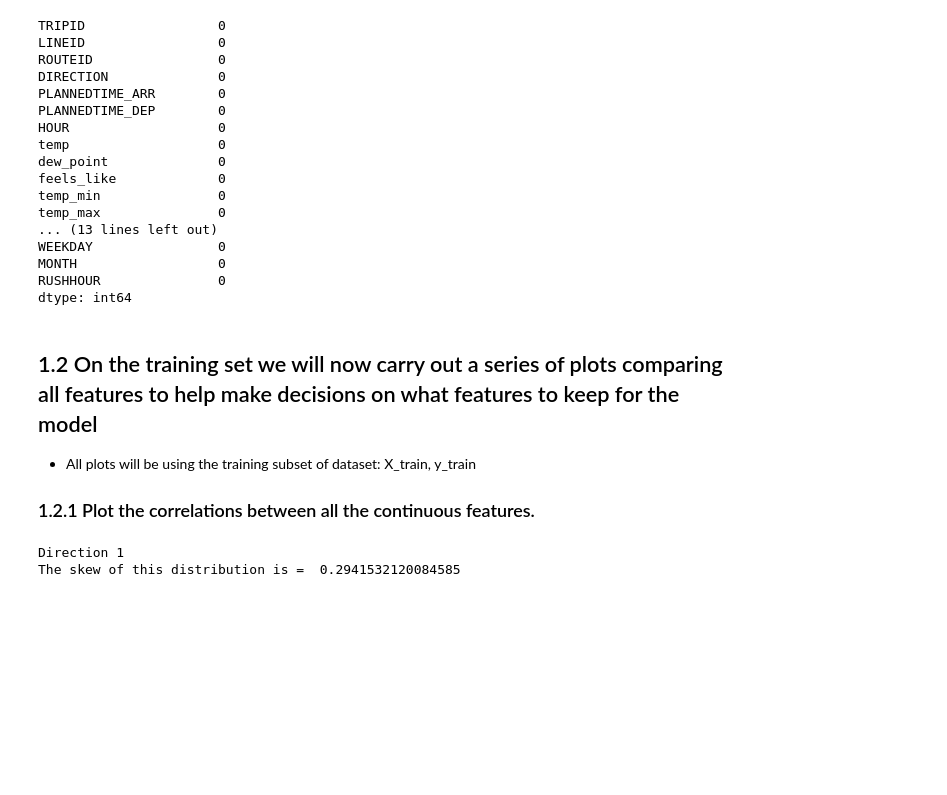
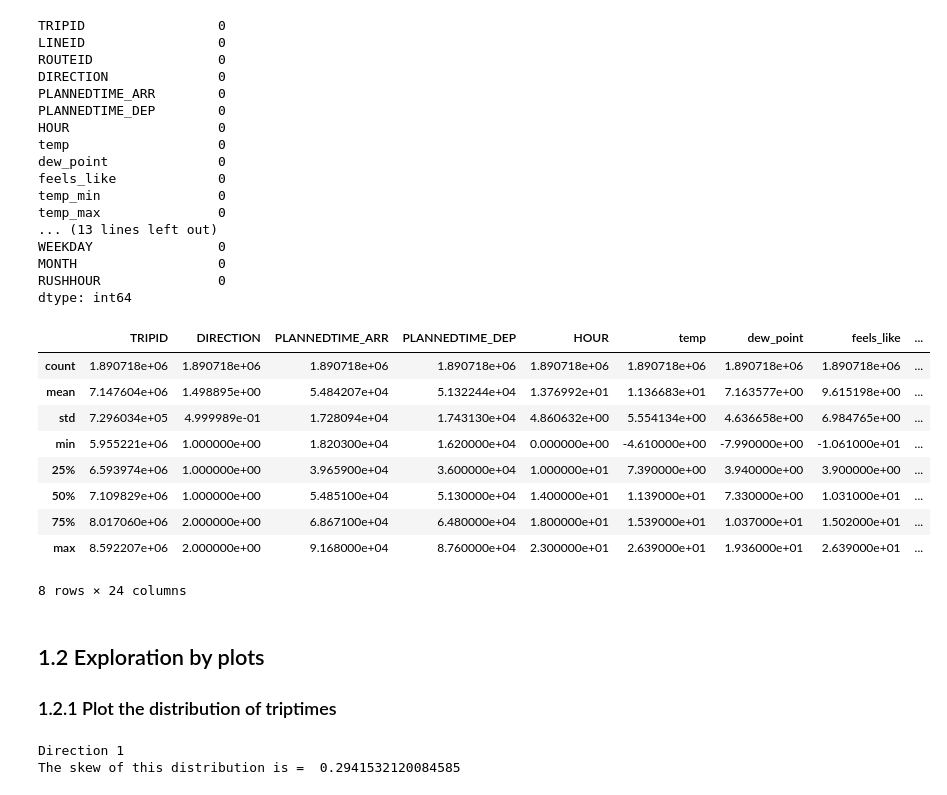
Before and after one commit to rebeccadillon2/dublin-bus-team-5, a Jupyter notebook: machinelearning/modelling/s3_data_exploration.ipynb, the cells around one changed output. Cells and saved outputs as stored; diff of their text form; code cells hidden in the pictures; blank space fills up the shorter version.

```diff
--- a/machinelearning/modelling/s3_data_exploration.ipynb
+++ b/machinelearning/modelling/s3_data_exploration.ipynb
@@ -63,12 +65,22 @@ WEEKDAY                0
 MONTH                  0
 RUSHHOUR               0
 dtype: int64
-# %% [markdown]
-## 1.2 On the training set we will now carry out a series of plots comparing all features to help make decisions on what features to keep for the model
-
-- All plots will be using the training subset of dataset: X_train, y_train
-
-### 1.2.1 Plot the correlations between all the continuous features.
+# %%
+df.describe()
+# %% [output]
+|  | TRIPID | DIRECTION | PLANNEDTIME_ARR | PLANNEDTIME_DEP | HOUR | temp | dew_point | feels_like | ... |
+| count | 1.890718e+06 | 1.890718e+06 | 1.890718e+06 | 1.890718e+06 | 1.890718e+06 | 1.890718e+06 | 1.890718e+06 | 1.890718e+06 | ... |
+| mean | 7.147604e+06 | 1.498895e+00 | 5.484207e+04 | 5.132244e+04 | 1.376992e+01 | 1.136683e+01 | 7.163577e+00 | 9.615198e+00 | ... |
+| std | 7.296034e+05 | 4.999989e-01 | 1.728094e+04 | 1.743130e+04 | 4.860632e+00 | 5.554134e+00 | 4.636658e+00 | 6.984765e+00 | ... |
+| min | 5.955221e+06 | 1.000000e+00 | 1.820300e+04 | 1.620000e+04 | 0.000000e+00 | -4.610000e+00 | -7.990000e+00 | -1.061000e+01 | ... |
+| 25% | 6.593974e+06 | 1.000000e+00 | 3.965900e+04 | 3.600000e+04 | 1.000000e+01 | 7.390000e+00 | 3.940000e+00 | 3.900000e+00 | ... |
+| 50% | 7.109829e+06 | 1.000000e+00 | 5.485100e+04 | 5.130000e+04 | 1.400000e+01 | 1.139000e+01 | 7.330000e+00 | 1.031000e+01 | ... |
+| 75% | 8.017060e+06 | 2.000000e+00 | 6.867100e+04 | 6.480000e+04 | 1.800000e+01 | 1.539000e+01 | 1.037000e+01 | 1.502000e+01 | ... |
+| max | 8.592207e+06 | 2.000000e+00 | 9.168000e+04 | 8.760000e+04 | 2.300000e+01 | 2.639000e+01 | 1.936000e+01 | 2.639000e+01 | ... |
+8 rows × 24 columns
+# %% [markdown]
+## 1.2 Exploration by plots
+### 1.2.1 Plot the distribution of triptimes
 # %%
 #split by direction first
 df_dir_1 = df[df['DIRECTION']==1]
```
Also changed, not shown: parts of 14 cells of this notebook, 2 other files.
